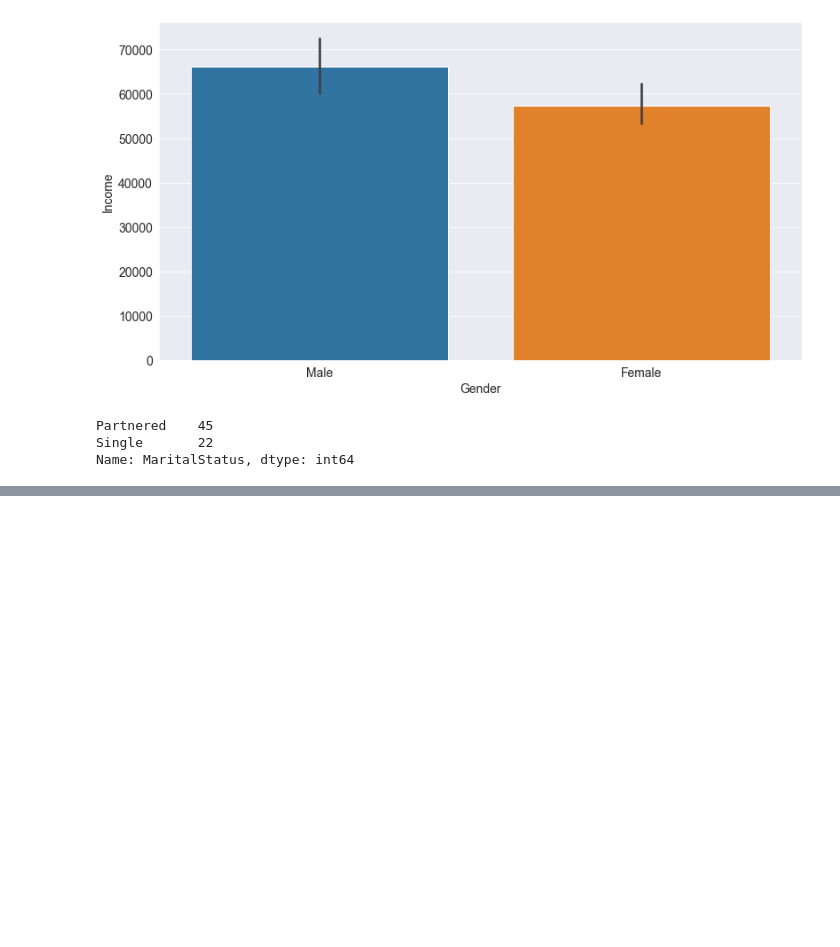
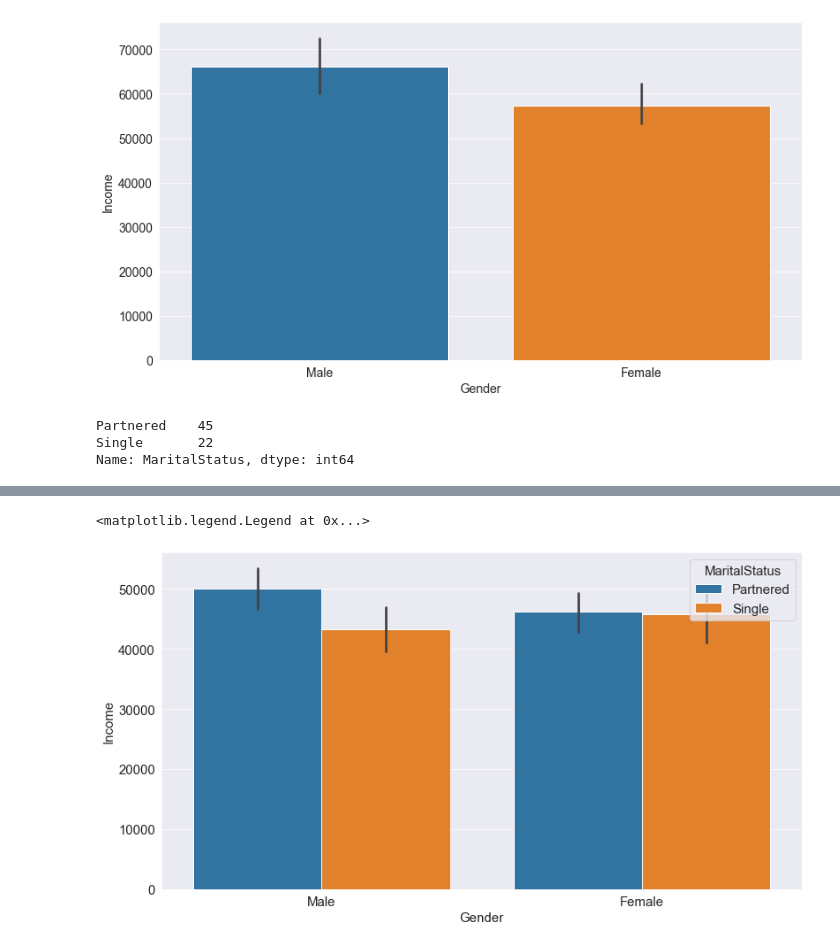
Before and after one commit to Arpan-tech-create/Exploratory_Data_Analysis, a Jupyter notebook: GYM_Fitness.ipynb, the cells around one changed output, grey strips where cells are left out. Cells and saved outputs as stored; diff of their text form; code cells hidden in the pictures; blank space fills up the shorter version.

```diff
--- a/GYM_Fitness.ipynb
+++ b/GYM_Fitness.ipynb
@@ -235,0 +302,7 @@ barfig.show(renderer="svg")
+# %%
+product1=raw_data[['Age','Gender','MaritalStatus','Income','Miles']]
+product_df1=raw_data.Product=='TM195'
+# %%
+pr1=product1[product_df1]
+pr1_df=pr1.sort_values(by=['Income'],ascending=False)
+pr1_df
@@ -235,0 +337,6 @@ barfig.show(renderer="svg")
+# %%
+sns.barplot(x='Gender',y='Income',hue='MaritalStatus',data=pr1_df)
+plt.legend(loc='upper right',title='MaritalStatus')
+# %% [output]
+<matplotlib.legend.Legend at 0x...>
+[figure, added]
```
Also changed, not shown: parts of 14 cells of this notebook, 3 other files.
